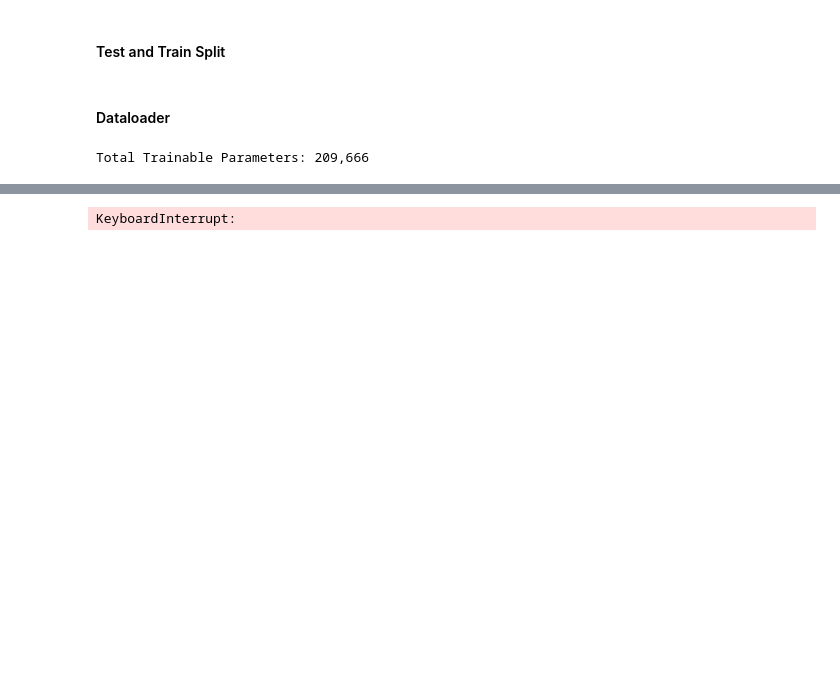
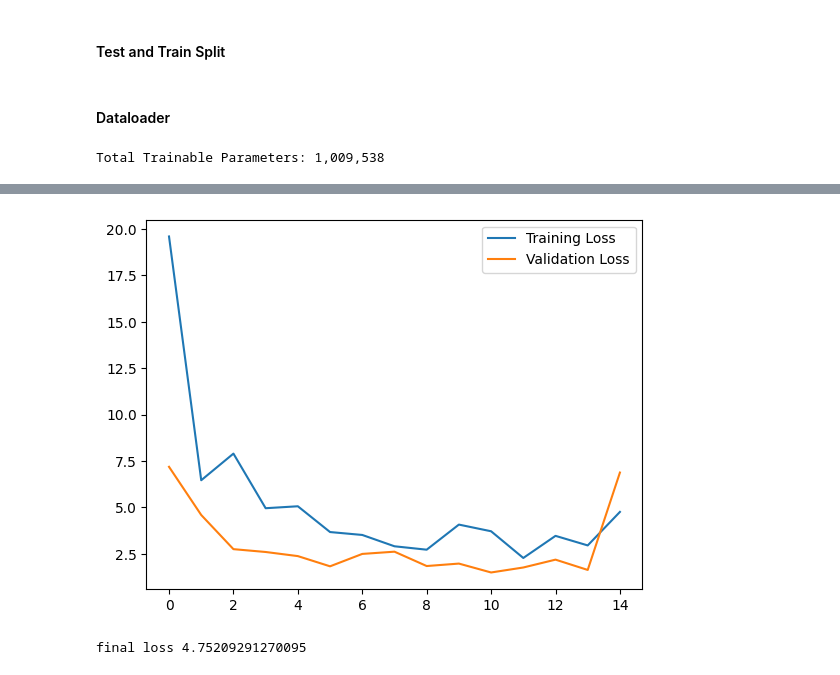
Before and after one commit to georgevenven/canary_song_detector, a Jupyter notebook: tweety_detector.ipynb, the cells around one changed output, grey strips where cells are left out. Cells and saved outputs as stored; diff of their text form; code cells hidden in the pictures; blank space fills up the shorter version.

```diff
--- a/tweety_detector.ipynb
+++ b/tweety_detector.ipynb
@@ -104,10 +126,8 @@ class DetectorDataClass():
 
         # labels will be the same length as the song, but it will be filled with 1s between indcies of start and stops
         labels = torch.zeros(size=(spec.shape[1],))
-
         if song == True:
-            num_entries = raw_labels.shape[1]
-
+            num_entries = raw_labels.shape[0]
             for i in range(num_entries):
                 if i % 2 == 0:
                     labels[raw_labels[i]:raw_labels[i+1]].fill_(1)
@@ -146,12 +166,13 @@ def collate_fn(batch):
 
     # Get the song flags
     songs = [x[2] for x in batch]
+    songs = torch.Tensor(songs)
 
     return sequences_padded, labels_padded, songs
 
 train_dataset = DetectorDataClass(train_dir)
 test_dataset = DetectorDataClass(test_dir)
-train_loader = DataLoader(train_dataset, batch_size=32, shuffle=True, collate_fn=collate_fn)
-test_loader = DataLoader(test_dataset, batch_size=32, shuffle=True, collate_fn=collate_fn)
+train_loader = DataLoader(train_dataset, batch_size=8, shuffle=True, collate_fn=collate_fn)
+test_loader = DataLoader(test_dataset, batch_size=8, shuffle=True, collate_fn=collate_fn)
 # %%
 class aviaBERT(nn.Module):
@@ -241,22 +288,24 @@ def detailed_count_parameters(model):
         # print(f"Layer: {name} | Parameters: {param:,} | Shape: {list(parameter.shape)}")
     print(f"\nTotal Trainable Parameters: {total_params:,}")
 
-epochs = 50
+epochs = 15
 learning_rate = 1e-4
 max_batches = 10  # maximum number of batches per epoch
+balance_weight = 4.0
 
 device = torch.device('cuda' if torch.cuda.is_available() else 'cpu')
 
 loss_list = []
-model = aviaBERT(d_transformer=64, nhead_transformer=2, embedding_dim=1, num_labels=1, tau=0.1, dropout=0.00)
+model = aviaBERT(d_transformer=128, nhead_transformer=4, embedding_dim=1, num_labels=1, tau=0.1, dropout=0.3)
 detailed_count_parameters(model)
 model = model.to(device)
-optimizer = torch.optim.Adam(model.parameters(), lr=learning_rate, weight_decay=0.01)
+optimizer = torch.optim.Adam(model.parameters(), lr=learning_rate, weight_decay=0.005)
 # %% [output]
-Total Trainable Parameters: 209,666
+Total Trainable Parameters: 1,009,538
 # %%
 def sum_squared_weights(model):
-    pass
+    sum_of_squares = sum(torch.sum(p ** 2) for p in model.parameters())
+    return sum_of_squares
 
 def frame_error_rate(y_pred, y_true):
     """
@@ -265,7 +314,7 @@ def frame_error_rate(y_pred, y_true):
     y_true: Tensor of shape (batch_size, time_steps) - ground truth labels
     Returns the frame error rate.
     """
-
+    y_pred = F.sigmoid(y_pred)
     y_pred = torch.round(y_pred)
     mismatches = (y_pred != y_true)
     error = mismatches.sum() / y_true.size(0) / y_true.size(1)
@@ -279,14 +328,18 @@ def validate_model(model, test_loader):
     num_val_batches = 0
     with torch.no_grad():
         for i, (spec, label, song) in enumerate(test_loader):
-            if i > 10:
+            if i > 100:
               break
             spec = spec.to(device)
             label = label.to(device)
 
             output = model.forward(spec)
 
-            loss = model.BCE_loss(y_pred = output.squeeze(2), y_true=label)
+            # weight True samples higher in loss function because there are less of them
+            weights = torch.ones(size=(song.shape[0],), requires_grad=True).to(device)
+            weights = torch.where(song == True, 4.0, 1.0)
+
+            loss = model.BCE_loss(y_pred = output.squeeze(2), y_true=label, weights=weights)
 
             total_frame_error += frame_error_rate(y_pred = output.squeeze(2), y_true=label).item()
 
@@ -308,14 +361,16 @@ for epoch in range(epochs):
     # Training Loop
     model.train()
     for i, (spec, label, song) in enumerate(train_loader):
-        if i > 10:
+        if i > 100:
           break
         spec = spec.to(device)
         label = label.to(device)
 
         output = model.forward(spec)
-
-        loss = model.BCE_loss(y_pred = output.squeeze(2), y_true=label)
+        # weight True samples higher in loss function because there are less of them
+        weights = torch.ones(size=(song.shape[0],), requires_grad=True).to(device)
+        weights = torch.where(song == True, 4.0, 1.0)
+        loss = model.BCE_loss(y_pred = output.squeeze(2), y_true=label, weights=weights)
 
         optimizer.zero_grad()
         loss.backward()
@@ -357 +413,2 @@ Epoch [14/50], Training Loss: 6.00e-02, Validation Loss: 4.19e-02, Frame Error R
+[figure, added]
-KeyboardInterrupt:
+final loss 4.75209291270095
```
Also changed, not shown: parts of 4 cells of this notebook, 6 other files.
